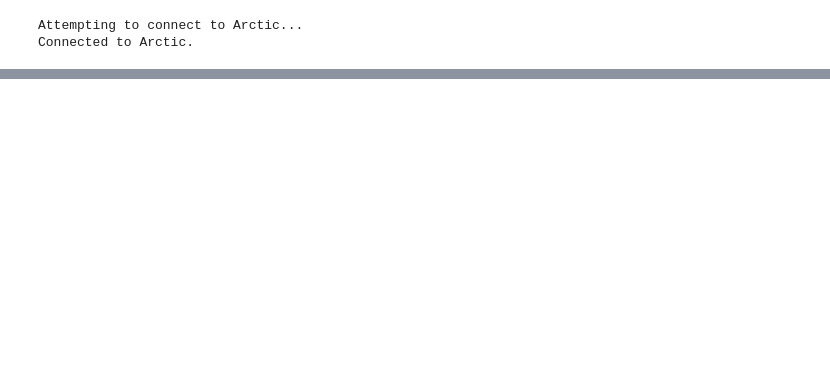
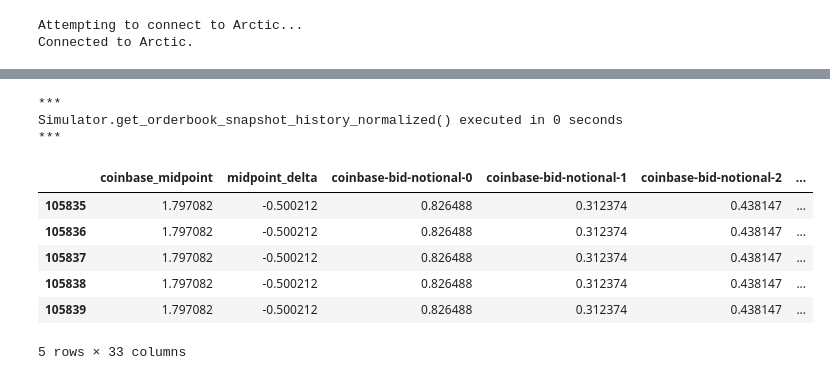
Before and after one commit to sadighian/crypto-rl, a Jupyter notebook: Crypto_Environment.ipynb, the cells around one changed output, grey strips where cells are left out. Cells and saved outputs as stored; diff of their text form; code cells hidden in the pictures; blank space fills up the shorter version.

```diff
--- a/Crypto_Environment.ipynb
+++ b/Crypto_Environment.ipynb
@@ -45 +92,17 @@ data = pd.DataFrame(normalized_data,
+# %%
+normalized_data = sim.normalize_orderbook_snapshot_history(orderbook_snapshot_history)
+# %% [output]
+***
+Simulator.get_orderbook_snapshot_history_normalized() executed in 0 seconds
+***
+# %%
+normalized_data.tail()
+# %% [output]
+|  | coinbase_midpoint | midpoint_delta | coinbase-bid-notional-0 | coinbase-bid-notional-1 | coinbase-bid-notional-2 | ... |
+| 105835 | 1.797082 | -0.500212 | 0.826488 | 0.312374 | 0.438147 | ... |
+| 105836 | 1.797082 | -0.500212 | 0.826488 | 0.312374 | 0.438147 | ... |
+| 105837 | 1.797082 | -0.500212 | 0.826488 | 0.312374 | 0.438147 | ... |
+| 105838 | 1.797082 | -0.500212 | 0.826488 | 0.312374 | 0.438147 | ... |
+| 105839 | 1.797082 | -0.500212 | 0.826488 | 0.312374 | 0.438147 | ... |
+5 rows × 33 columns
 # %%
```
Also changed, not shown: parts of 22 cells of this notebook, 8 other files.
